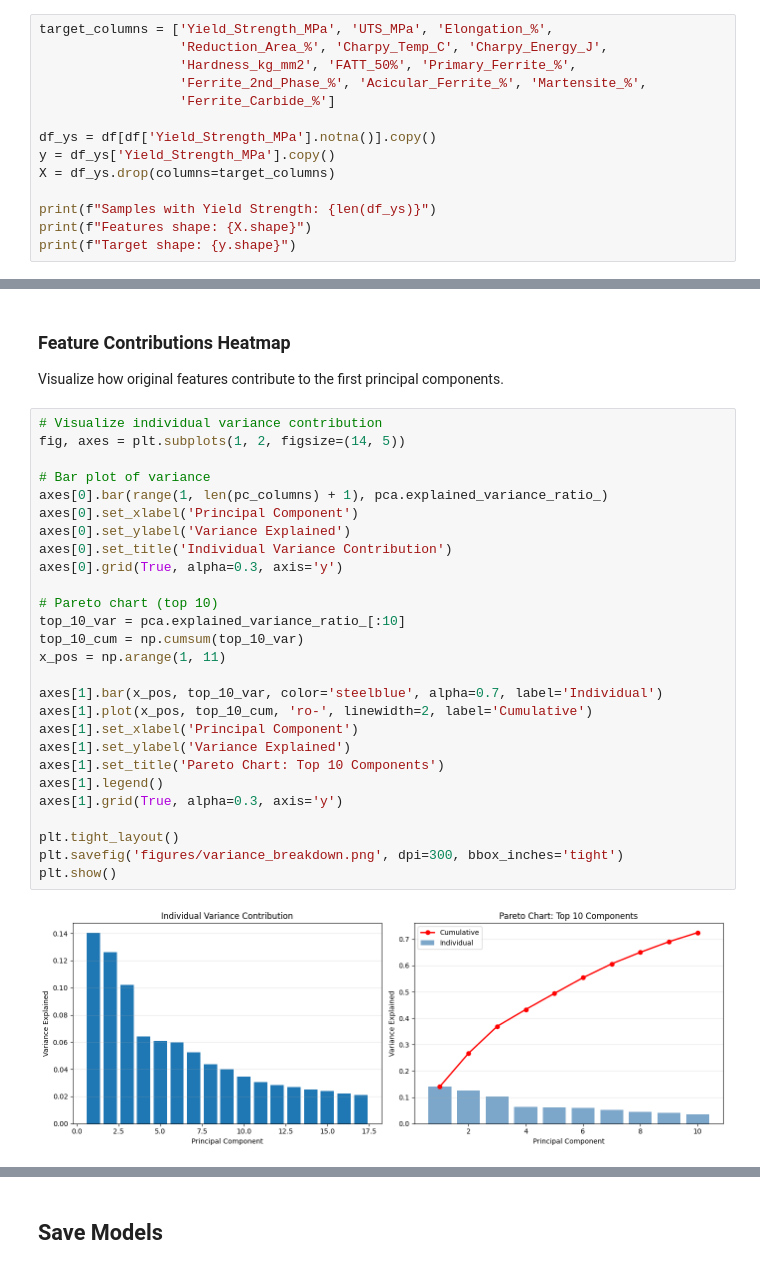
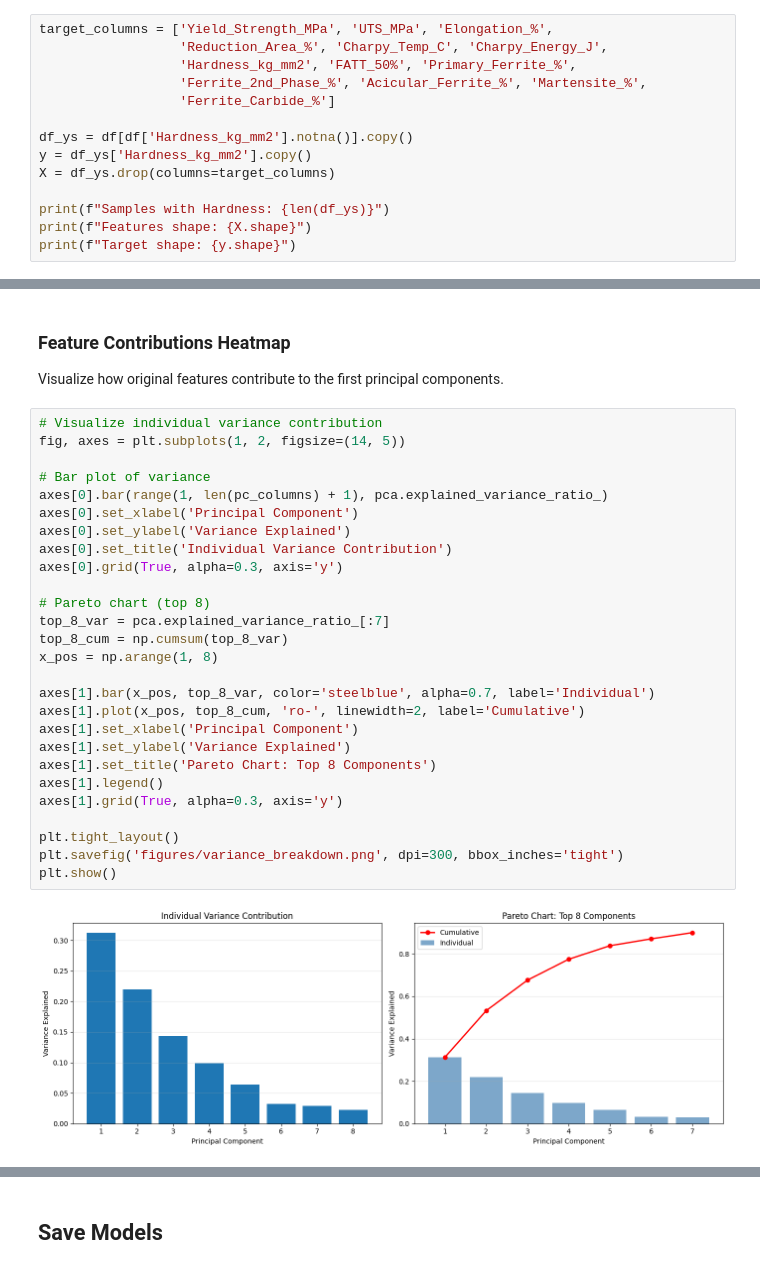
Before and after one commit to hammale2003/Welding-Quality-Prediction-, a Jupyter notebook: Group_2_Semi_Supervised_Learning/Hardness/1_PCA_Analysis.ipynb, the cells around one changed output, grey strips where cells are left out. Cells and saved outputs as stored; diff of their text form.

```diff
--- a/Group_2_Semi_Supervised_Learning/Hardness/1_PCA_Analysis.ipynb
+++ b/Group_2_Semi_Supervised_Learning/Hardness/1_PCA_Analysis.ipynb
@@ -46,11 +46,11 @@ target_columns = ['Yield_Strength_MPa', 'UTS_MPa', 'Elongation_%',
                   'Ferrite_2nd_Phase_%', 'Acicular_Ferrite_%', 'Martensite_%',
                   'Ferrite_Carbide_%']
 
-df_ys = df[df['Yield_Strength_MPa'].notna()].copy()
-y = df_ys['Yield_Strength_MPa'].copy()
+df_ys = df[df['Hardness_kg_mm2'].notna()].copy()
+y = df_ys['Hardness_kg_mm2'].copy()
 X = df_ys.drop(columns=target_columns)
 
-print(f"Samples with Yield Strength: {len(df_ys)}")
+print(f"Samples with Hardness: {len(df_ys)}")
 print(f"Features shape: {X.shape}")
 print(f"Target shape: {y.shape}")
 # %% [output]
@@ -308,32 +308,32 @@ Visualize how original features contribute to the first principal components.
 # %%
 # Visualize individual variance contribution
 fig, axes = plt.subplots(1, 2, figsize=(14, 5))
 
 # Bar plot of variance
 axes[0].bar(range(1, len(pc_columns) + 1), pca.explained_variance_ratio_)
 axes[0].set_xlabel('Principal Component')
 axes[0].set_ylabel('Variance Explained')
 axes[0].set_title('Individual Variance Contribution')
 axes[0].grid(True, alpha=0.3, axis='y')
 
-# Pareto chart (top 10)
-top_10_var = pca.explained_variance_ratio_[:10]
-top_10_cum = np.cumsum(top_10_var)
-x_pos = np.arange(1, 11)
+# Pareto chart (top 8)
+top_8_var = pca.explained_variance_ratio_[:7]
+top_8_cum = np.cumsum(top_8_var)
+x_pos = np.arange(1, 8)
 
-axes[1].bar(x_pos, top_10_var, color='steelblue', alpha=0.7, label='Individual')
-axes[1].plot(x_pos, top_10_cum, 'ro-', linewidth=2, label='Cumulative')
+axes[1].bar(x_pos, top_8_var, color='steelblue', alpha=0.7, label='Individual')
+axes[1].plot(x_pos, top_8_cum, 'ro-', linewidth=2, label='Cumulative')
 axes[1].set_xlabel('Principal Component')
 axes[1].set_ylabel('Variance Explained')
-axes[1].set_title('Pareto Chart: Top 10 Components')
+axes[1].set_title('Pareto Chart: Top 8 Components')
 axes[1].legend()
 axes[1].grid(True, alpha=0.3, axis='y')
 
 plt.tight_layout()
 plt.savefig('figures/variance_breakdown.png', dpi=300, bbox_inches='tight')
 plt.show()
 # %% [output]
-[figure, old version]
+[figure, new version]
 # %%
 
 variance_df = pd.DataFrame({
```
Also changed, not shown: parts of 16 cells of this notebook, 14 other files.
